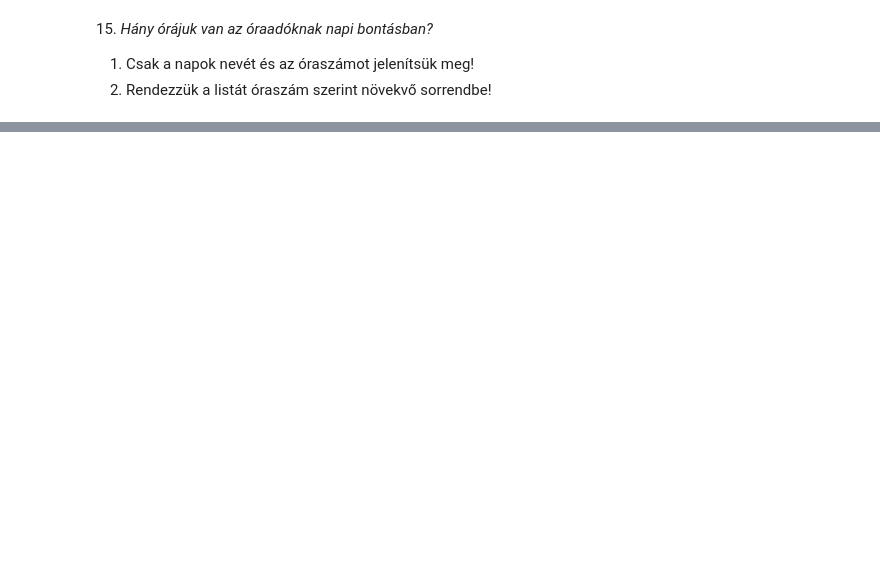
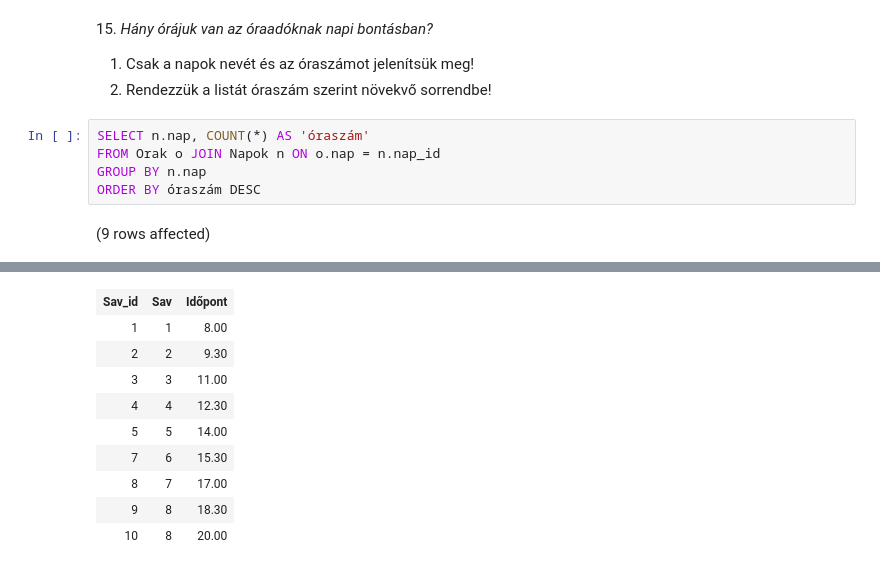
Before and after one commit to pabalint/adatb-zis_sql, a Jupyter notebook: gyakorlat03_feladatok.ipynb, the cells around one changed output, grey strips where cells are left out. Drawn from its saved outputs; the diff is of its cells as text; blank space fills up the shorter version.

```diff
--- a/gyakorlat03_feladatok.ipynb
+++ b/gyakorlat03_feladatok.ipynb
@@ -142,3 +264,10 @@ Az oszlopokat nevezzük el értelemszerűen!
 
 1. Csak a napok nevét és az óraszámot jelenítsük meg!
 2. Rendezzük a listát óraszám szerint növekvő sorrendbe!
+# %%
+SELECT n.nap, COUNT(*) AS 'óraszám'
+FROM Orak o JOIN Napok n ON o.nap = n.nap_id
+GROUP BY n.nap
+ORDER BY óraszám DESC
+# %% [output]
+(9 rows affected)
@@ -144,0 +275,10 @@ Az oszlopokat nevezzük el értelemszerűen!
+| Sav_id | Sav | Időpont |
+| 1 | 1 | 8.00 |
+| 2 | 2 | 9.30 |
+| 3 | 3 | 11.00 |
+| 4 | 4 | 12.30 |
+| 5 | 5 | 14.00 |
+| 7 | 6 | 15.30 |
+| 8 | 7 | 17.00 |
+| 9 | 8 | 18.30 |
+| 10 | 8 | 20.00 |
```
Also changed, not shown: parts of 15 cells of this notebook, 1 other file.
